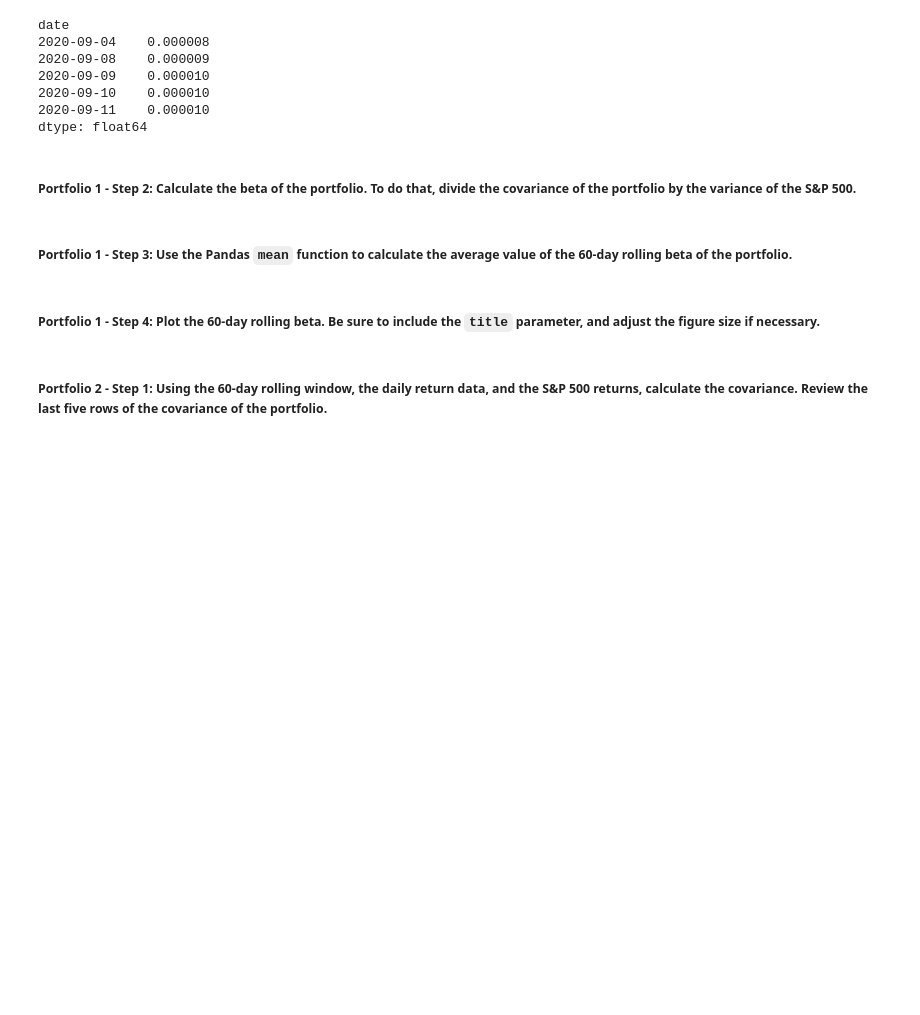
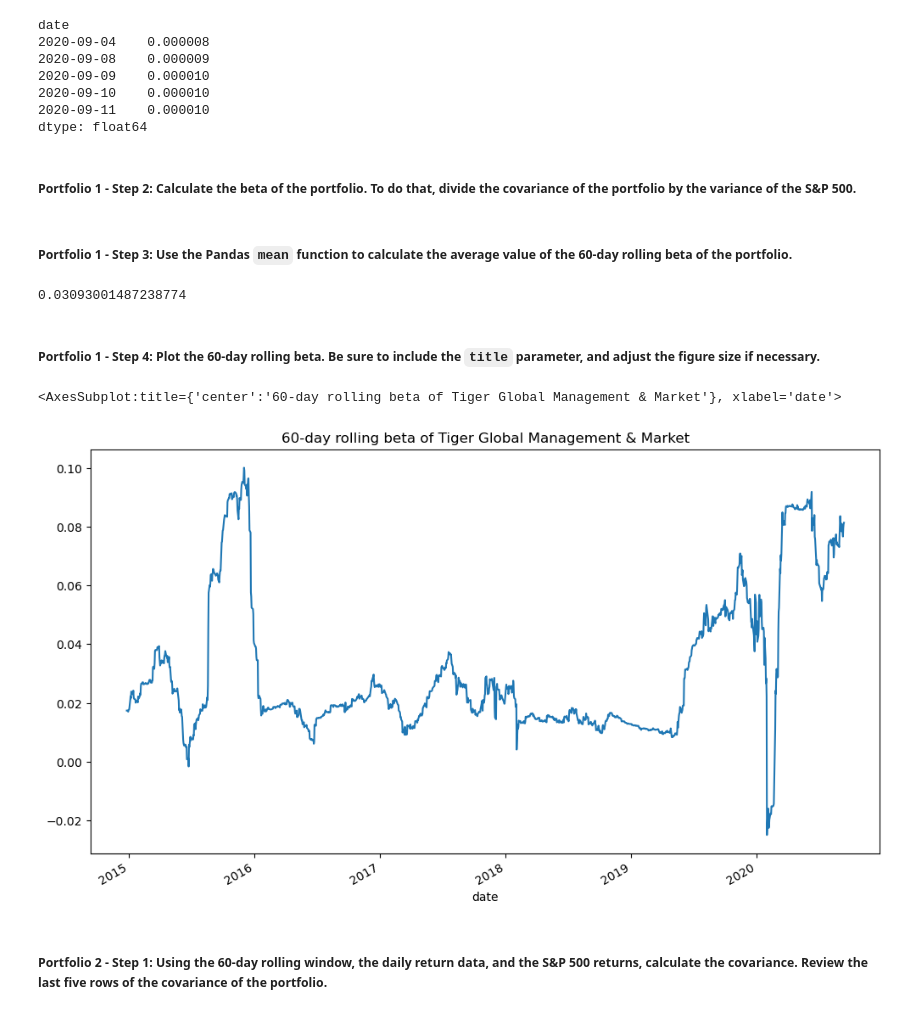
Before and after one commit to halamkim/challenge_04, a Jupyter notebook: Starter_Code 4/risk_return_analysis.ipynb, the cells around one changed output. Saved outputs shown, nothing was run; the diff lists cells and outputs as text; code cells hidden in the pictures; blank space fills up the shorter version.

```diff
--- a/Starter_Code 4/risk_return_analysis.ipynb
+++ b/Starter_Code 4/risk_return_analysis.ipynb
@@ -420,13 +420,18 @@ tiger_market_60dayrolling_beta = tiger_market_60dayrolling_cov / var_sp500_60day
 # Calculate the average of the 60-day rolling beta
 # YOUR CODE HERE
 tiger_market_60dayrolling_beta_mean =   tiger_market_60dayrolling_beta.mean()
-display(tiger_market_60dayrolling_beta)
+display(tiger_market_60dayrolling_beta_mean)
+# %% [output]
+0.03093001487238774
 # %% [markdown]
 ##### Portfolio 1 - Step 4: Plot the 60-day rolling beta. Be sure to include the `title` parameter, and adjust the figure size if necessary.
 # %%
 # Plot the rolling beta
 # Include a title parameter and adjust the figure size
-# YOUR CODE HERE
+tiger_market_60dayrolling_beta.plot(title = "60-day rolling beta of Tiger Global Management & Market", figsize = (12,7))
+# %% [output]
+<AxesSubplot:title={'center':'60-day rolling beta of Tiger Global Management & Market'}, xlabel='date'>
+[figure, added]
 # %% [markdown]
 ##### Portfolio 2 - Step 1: Using the 60-day rolling window, the daily return data, and the S&P 500 returns, calculate the covariance. Review the last five rows of the covariance of the portfolio.
 # %%
```
Also changed, not shown: parts of 8 cells of this notebook.
